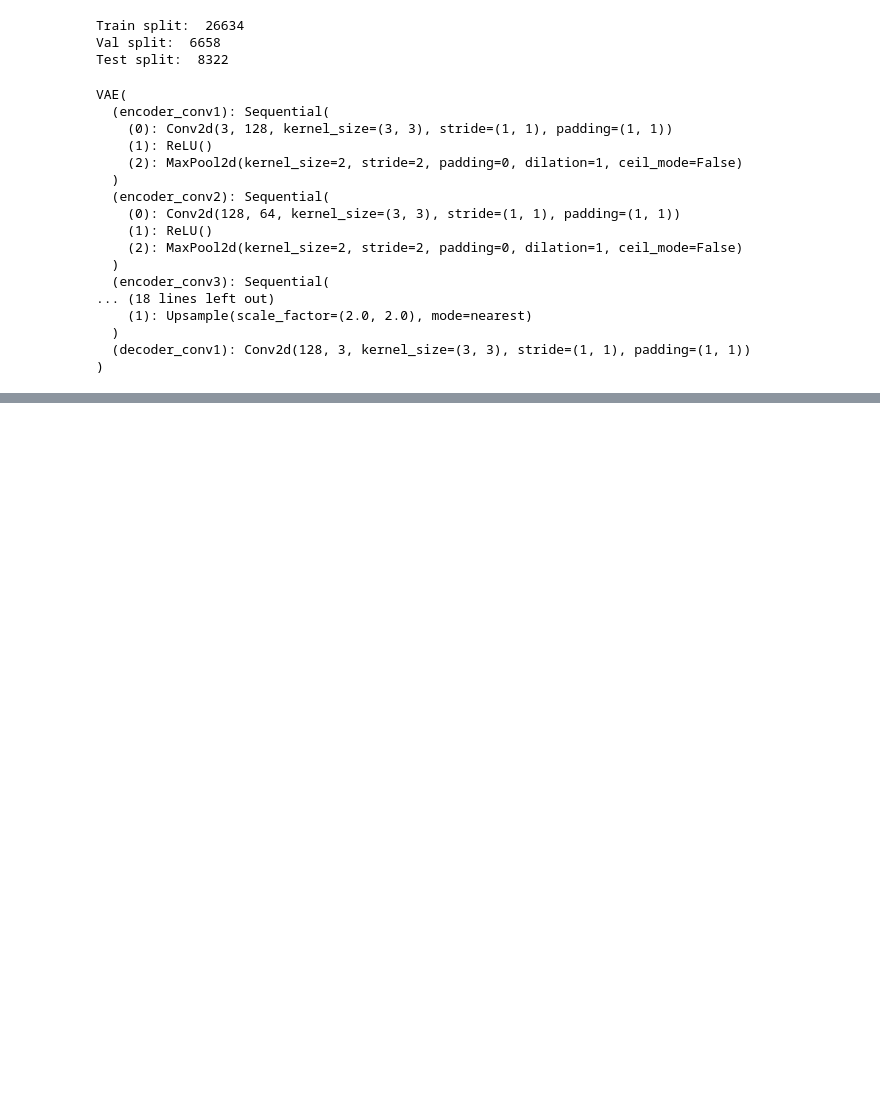
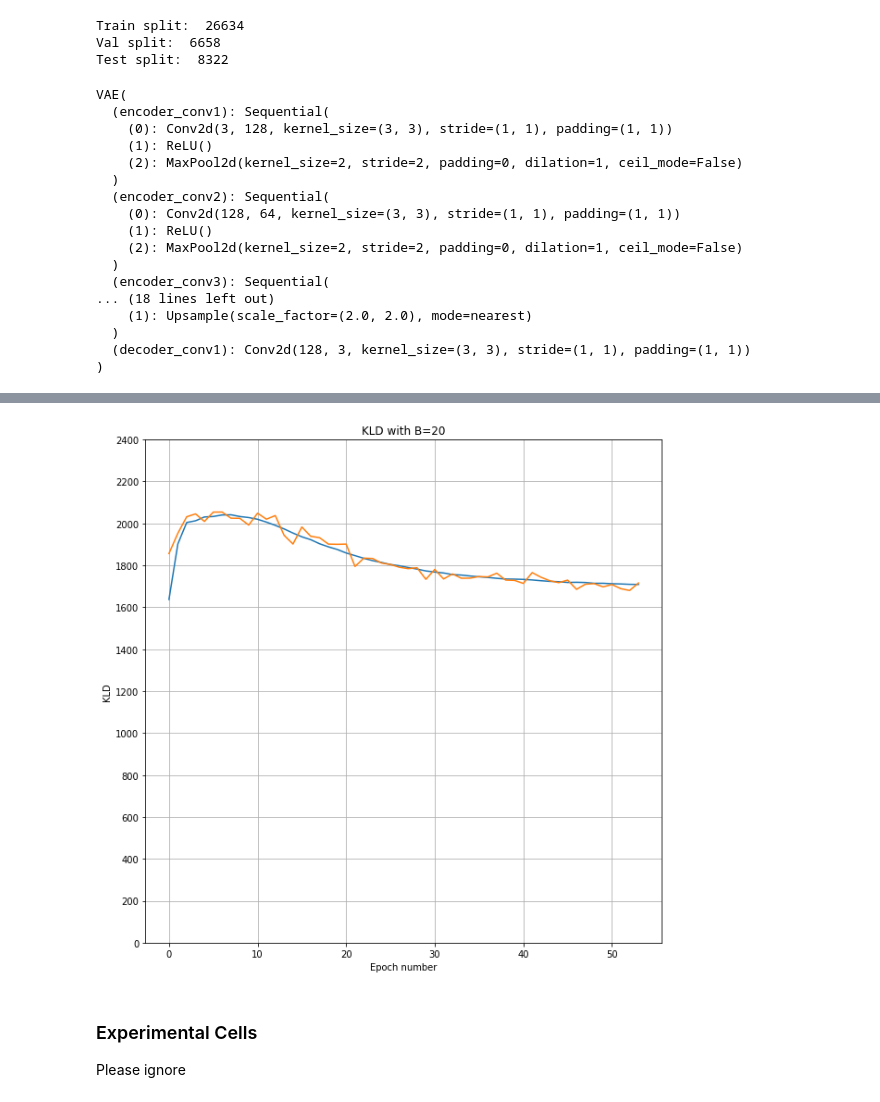
Before and after one commit to NotAndres/pytorch-vsc, a Jupyter notebook: notebook/vsc.ipynb, the cells around one changed output, grey strips where cells are left out. Cells and saved outputs as stored; diff of their text form; code cells hidden in the pictures; blank space fills up the shorter version.

```diff
--- a/notebook/vsc.ipynb
+++ b/notebook/vsc.ipynb
@@ -347,3 +372,19 @@ plt.plot(val_trace['kld'])
+# %%
+plt.figure(figsize=(10,10))
+plt.plot(train_trace['kld'])
+plt.plot(val_trace['kld'])
+#plt.xticks(np.arange(0, epochs+1, 5))
+plt.yticks(np.arange(0, 2500, 200))
+plt.ylabel('KLD')
+plt.xlabel('Epoch number')
+plt.title('KLD with B=20')
+plt.grid()
+plt.show()
+# %% [output]
+[figure, added]
+# %% [markdown]
+### Experimental Cells
+Please ignore
 # %%
 img, _ = next(iter(val_data))
 print(img.shape)
```
Also changed, not shown: parts of 30 cells of this notebook.
